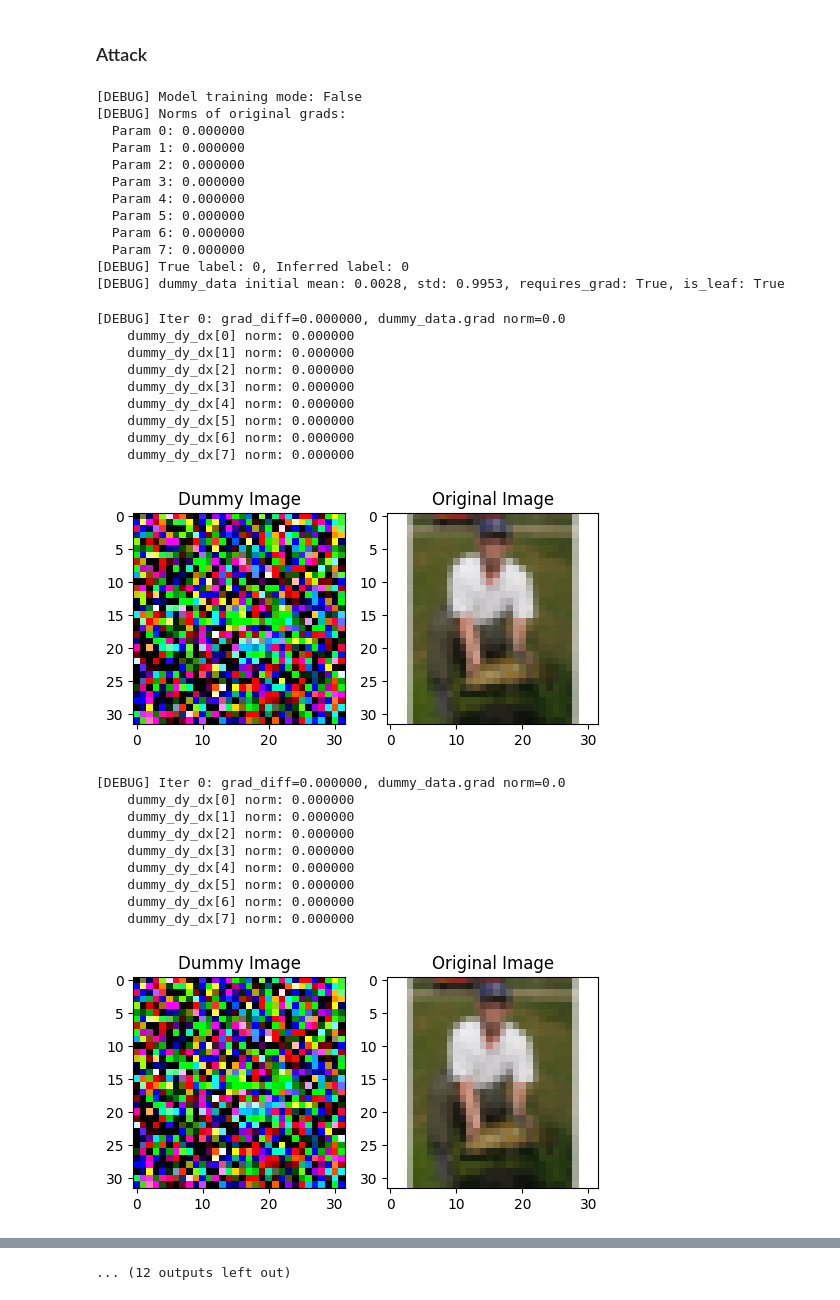
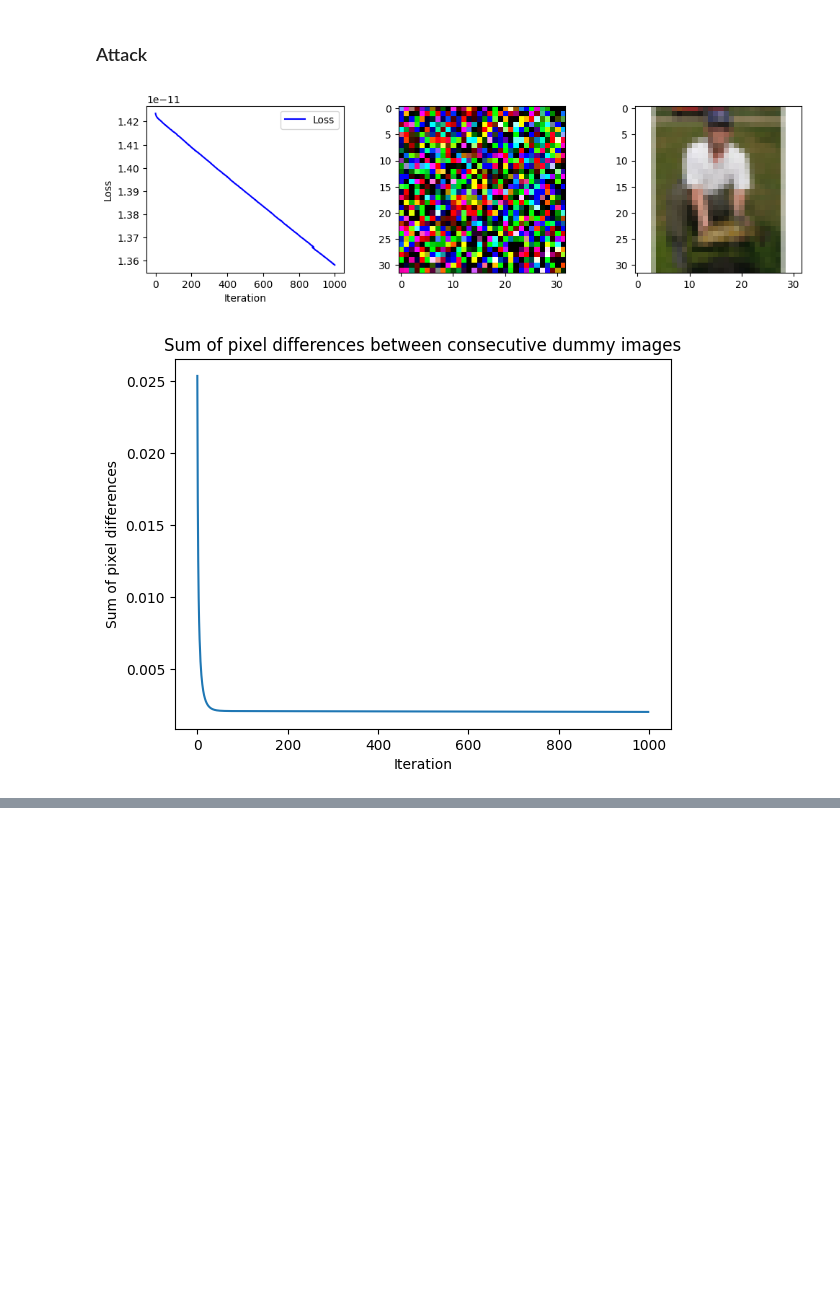
Before and after one commit to Villinger1999/Bachelor, a Jupyter notebook: attack_function/idlg_example.ipynb, the cells around one changed output, grey strips where cells are left out. Drawn from its saved outputs; the diff is of its cells as text; code cells hidden in the pictures; blank space fills up the shorter version.

```diff
--- a/attack_function/idlg_example.ipynb
+++ b/attack_function/idlg_example.ipynb
@@ -91,7 +91,7 @@ class iDLG:
             if iters % 1 == 0:
                 current_loss = closure()
                 losses.append(current_loss.item())
-                history.append(self.tt(dummy_data[0].cpu()))
+                history.append(dummy_data[0].detach().cpu().clamp(0, 1).permute(1, 2, 0).numpy())
 
         return dummy_data.detach().numpy().squeeze(), label_pred, history, losses
 # %% [markdown]
@@ -515,7 +515,7 @@ class ImagePathDataset(Dataset):
 # Define relevant variables for the ML task using custom ImageNet subset
 batch_size = 1
 num_classes = 10
-learning_rate = 0.1
+learning_rate = 0.01
 num_epochs = 10
 modeltype = LeNet
 device = torch.device('cuda' if torch.cuda.is_available() else 'cpu')
@@ -608,55 +608,25 @@ label = torch.tensor([y_all[0]]).long()
 ### Attack
 # %%
 idlg = iDLG(model=model, device=torch.device("cpu"), orig_img = input_image, label = torch.tensor([label.item()]), clamp = (0, 1))
-dummy_data_idlg, label_pred_idlg, history_idlg, losses_idlg = idlg.attack(iterations=1000)
+dummy_data_idlg, label_pred_idlg, history_idlg, losses_idlg = idlg.attack(iterations=1000,use_adam=True)
 
 fig, ax = plt.subplots(1, 3, figsize = (12, 3))
 ax[0].plot(losses_idlg, 'b-', label = 'Loss')
 ax[0].set_xlabel('Iteration')
 ax[0].set_ylabel('Loss')
 ax[0].legend()
 ax[1].imshow(np.transpose(dummy_data_idlg, (1, 2, 0)))
 # Show the original input image correctly
 ax[2].imshow(np.transpose(input_image.squeeze().numpy(), (1, 2, 0)))
 # ax[1].imshow(history_invgra[34])
 plt.show()
 
-diff = [(np.array(history_idlg[i+1]) - np.array(history_idlg[i])).sum().item() for i in range(len(history_idlg)-1)]
+diff = [np.abs(history_idlg[i+1] - history_idlg[i]).sum() for i in range(len(history_idlg)-1)]
 plt.plot(diff)
 plt.title('Sum of pixel differences between consecutive dummy images')
 plt.xlabel('Iteration')
 plt.ylabel('Sum of pixel differences')
 plt.show()
 # %% [output]
-[DEBUG] Model training mode: False
-[DEBUG] Norms of original grads:
-  Param 0: 0.000000
-  Param 1: 0.000000
-  Param 2: 0.000000
-  Param 3: 0.000000
-  Param 4: 0.000000
-  Param 5: 0.000000
-  Param 6: 0.000000
-  Param 7: 0.000000
-[DEBUG] True label: 0, Inferred label: 0
-[DEBUG] dummy_data initial mean: 0.0028, std: 0.9953, requires_grad: True, is_leaf: True
-[DEBUG] Iter 0: grad_diff=0.000000, dummy_data.grad norm=0.0
-    dummy_dy_dx[0] norm: 0.000000
-    dummy_dy_dx[1] norm: 0.000000
-    dummy_dy_dx[2] norm: 0.000000
-    dummy_dy_dx[3] norm: 0.000000
-    dummy_dy_dx[4] norm: 0.000000
-    dummy_dy_dx[5] norm: 0.000000
-    dummy_dy_dx[6] norm: 0.000000
-    dummy_dy_dx[7] norm: 0.000000
-[figure, old version]
+[figure, new version]
-[DEBUG] Iter 0: grad_diff=0.000000, dummy_data.grad norm=0.0
-    dummy_dy_dx[0] norm: 0.000000
-    dummy_dy_dx[1] norm: 0.000000
-    dummy_dy_dx[2] norm: 0.000000
-    dummy_dy_dx[3] norm: 0.000000
-    dummy_dy_dx[4] norm: 0.000000
-    dummy_dy_dx[5] norm: 0.000000
-    dummy_dy_dx[6] norm: 0.000000
-    dummy_dy_dx[7] norm: 0.000000
-[figure, old version]
+[figure, new version]
@@ -704 +632,0 @@ plt.show()
-... (12 outputs left out)
```
Also changed, not shown: parts of 2 cells of this notebook.
